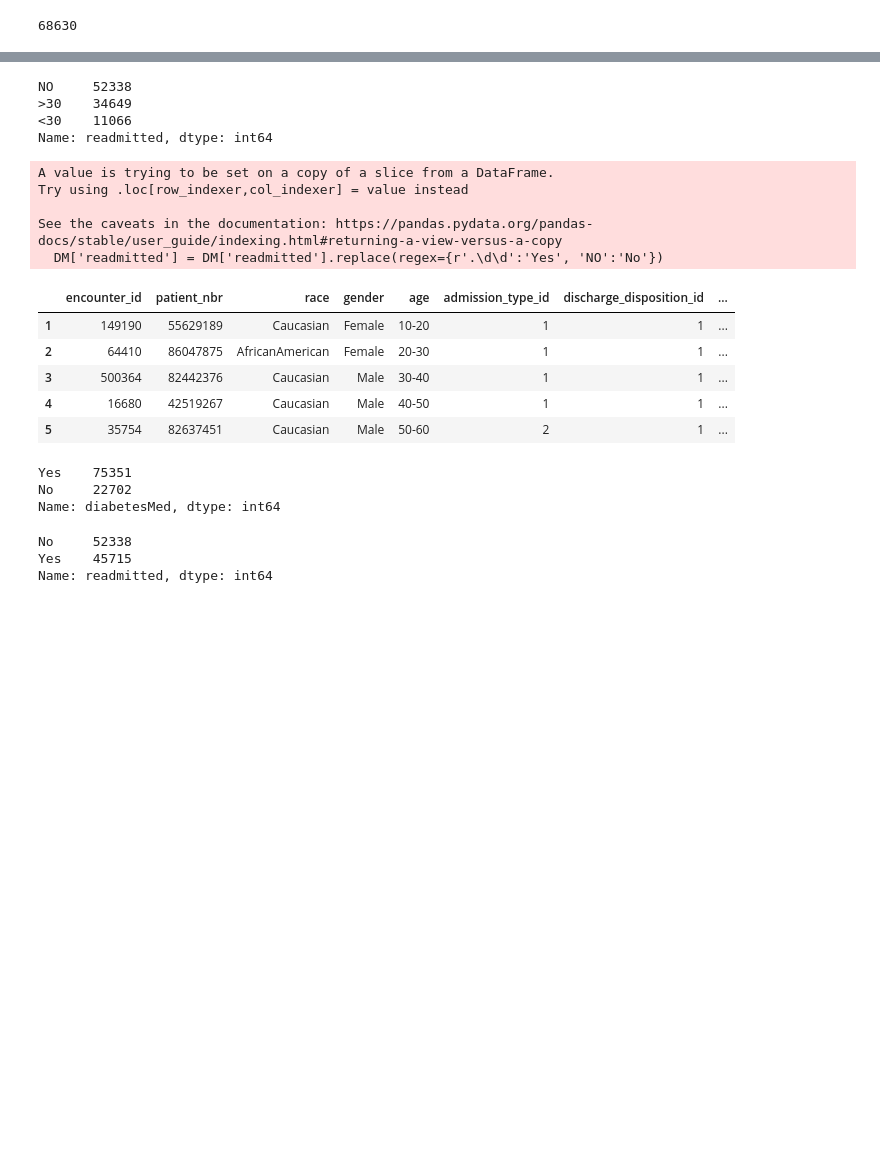
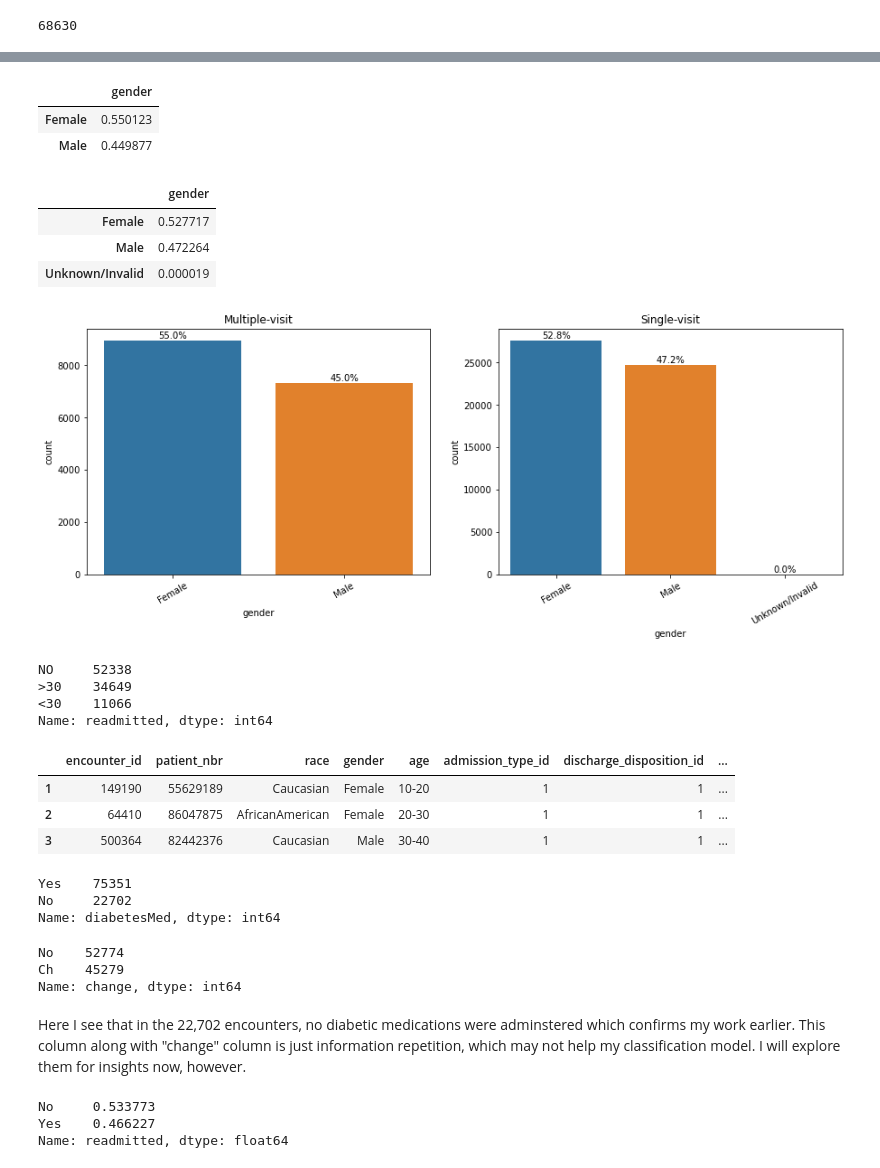
Before and after one commit to bertimoges/Diabetes_readmission_prediction, a Jupyter notebook: End_to_End_Project/Notebooks/DiabetesEDA.ipynb, the cells around one changed output, grey strips where cells are left out. Saved outputs shown, nothing was run; the diff lists cells and outputs as text; code cells hidden in the pictures; blank space fills up the shorter version.

```diff
--- a/End_to_End_Project/Notebooks/DiabetesEDA.ipynb
+++ b/End_to_End_Project/Notebooks/DiabetesEDA.ipynb
@@ -208,4 +293,2 @@ Name: insulin, dtype: float64
 # %%
-DM.drop(['metformin-rosiglitazone','citoglipton', 'examide'], axis =1,inplace=True)
-
-#DM_repeat_patients1 = DM_repeat_patients.sort_values('patient_nbr').drop_duplicates('patient_nbr', keep='last')
+DM = DM.drop(['metformin-rosiglitazone','citoglipton', 'examide'], axis =1)
@@ -353,3 +449,38 @@ plt.show()
+# %%
+repeat_p['gender'].value_counts(normalize=True).to_frame()
+# %% [output]
+|  | gender |
+| Female | 0.550123 |
+| Male | 0.449877 |
+# %%
+single_p['gender'].value_counts(normalize=True).to_frame()
+# %% [output]
+|  | gender |
+| Female | 0.527717 |
+| Male | 0.472264 |
+| Unknown/Invalid | 0.000019 |
+# %%
+fig, axes = plt.subplots(1,2, figsize= (15,5), sharey=False)
+plt.xticks(rotation=30)
+
+
+m = sns.countplot(ax=axes[0],x='gender',data=repeat_p)
+m.set_title('Multiple-visit')
+m.set_xticklabels(m.get_xticklabels(),rotation = 30);
+
+for cont in m.containers:
+    labels = [f'{h/repeat_p.gender.count()*100:0.1f}%' if (h := v.get_height()) > 0 else '' for v in cont]
+    m.bar_label(cont, labels=labels, label_type='edge')
+
+s = sns.countplot(ax=axes[1],x='gender',data=single_p)
+s.set_title('Single-visit');
+s.set_xticklabels(s.get_xticklabels(),rotation = 30);
+
+for cont in s.containers:
+    labels = [f'{h/single_p.gender.count()*100:0.1f}%' if (h := v.get_height()) > 0 else '' for v in cont]
+    s.bar_label(cont, labels=labels, label_type='edge')
+# %% [output]
+[figure, added]
 # %%
 DM['readmitted'].value_counts()
 # %% [output]
@@ -359,30 +490,30 @@ NO     52338
 Name: readmitted, dtype: int64
 # %%
 DM['readmitted'] = DM['readmitted'].replace(regex={r'.\d\d':'Yes', 'NO':'No'})
-# %% [output]
-A value is trying to be set on a copy of a slice from a DataFrame.
-Try using .loc[row_indexer,col_indexer] = value instead
-
-See the caveats in the documentation: https://pandas.pydata.org/pandas-docs/stable/user_guide/indexing.html#returning-a-view-versus-a-copy
-  DM['readmitted'] = DM['readmitted'].replace(regex={r'.\d\d':'Yes', 'NO':'No'})
 # %%
-DM.head(5)
+DM.head(3)
 # %% [output]
 |  | encounter_id | patient_nbr | race | gender | age | admission_type_id | discharge_disposition_id | ... |
 | 1 | 149190 | 55629189 | Caucasian | Female | 10-20 | 1 | 1 | ... |
 | 2 | 64410 | 86047875 | AfricanAmerican | Female | 20-30 | 1 | 1 | ... |
 | 3 | 500364 | 82442376 | Caucasian | Male | 30-40 | 1 | 1 | ... |
-| 4 | 16680 | 42519267 | Caucasian | Male | 40-50 | 1 | 1 | ... |
-| 5 | 35754 | 82637451 | Caucasian | Male | 50-60 | 2 | 1 | ... |
 # %%
 DM['diabetesMed'].value_counts()
 # %% [output]
 Yes    75351
 No     22702
 Name: diabetesMed, dtype: int64
+# %%
+DM['change'].value_counts()
+# %% [output]
+No    52774
+Ch    45279
+Name: change, dtype: int64
+# %% [markdown]
+Here I see that in the 22,702 encounters, no diabetic medications were adminstered which confirms my work earlier. This column along with "change" column is just information repetition, which may not help my classification model. I will explore them for insights now, however.
 # %%
-DM['readmitted'].value_counts()
+DM['readmitted'].value_counts(normalize=True)
 # %% [output]
-No     52338
-Yes    45715
-Name: readmitted, dtype: int64
+No     0.533773
+Yes    0.466227
+Name: readmitted, dtype: float64
```
Also changed, not shown: parts of 147 cells of this notebook.
